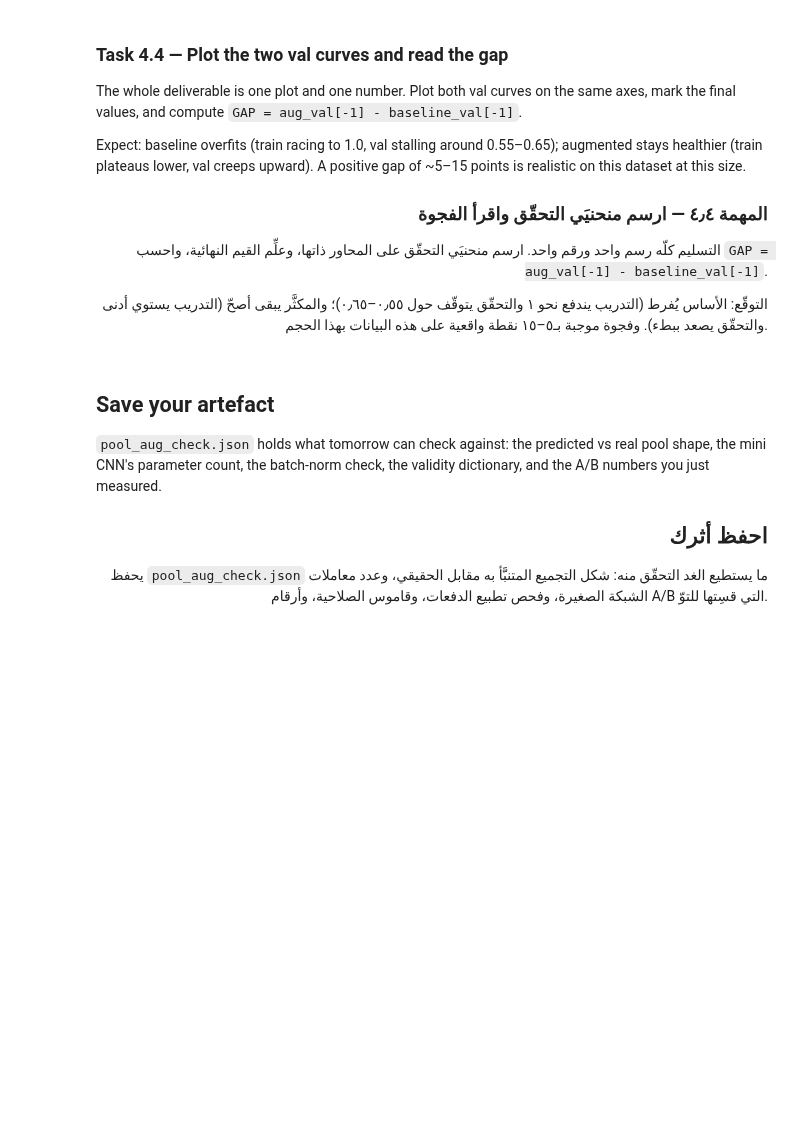
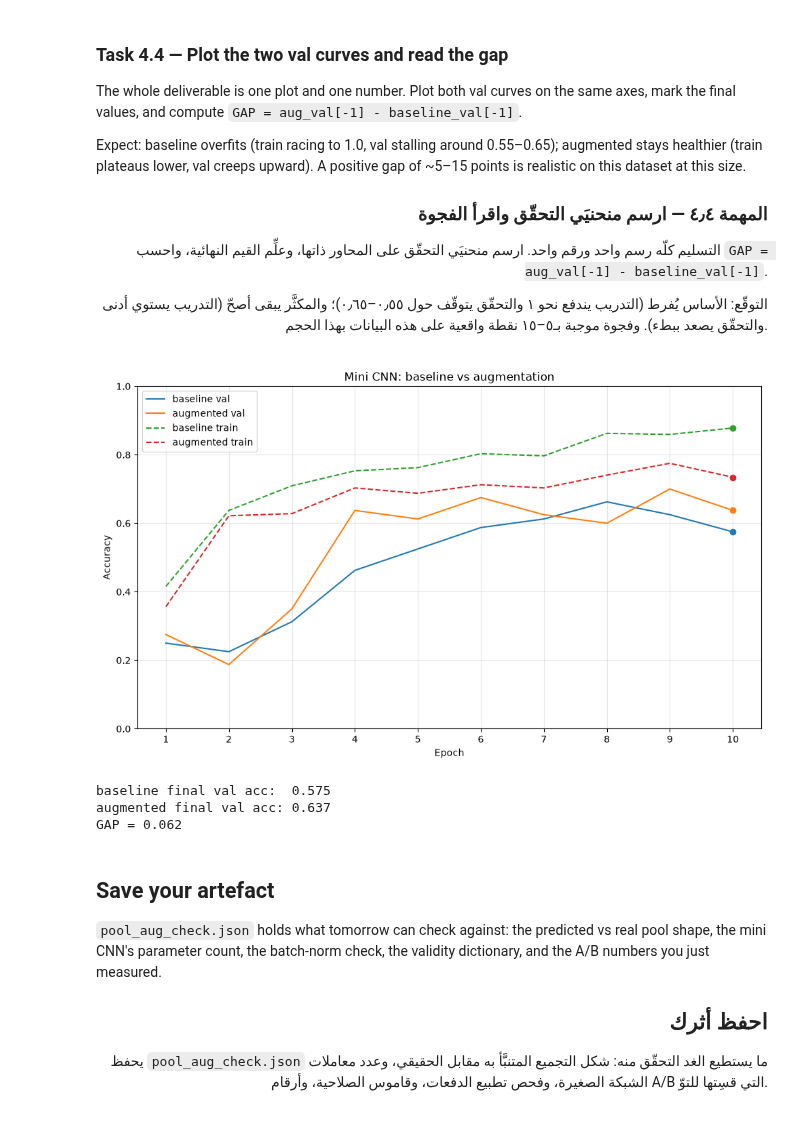
Before and after one commit to 507ahmed507-afk/AIEP_Olo_student, a Jupyter notebook: week_4_cnn_finetuning/labs/D1_pool_aug/D1_pool_aug_blank.ipynb, the cells around one changed output. Drawn from its saved outputs; the diff is of its cells as text; code cells hidden in the pictures; blank space fills up the shorter version.

Commit message:
Complete W4D1 pooling and augmentation lab

```diff
--- a/week_4_cnn_finetuning/labs/D1_pool_aug/D1_pool_aug_blank.ipynb
+++ b/week_4_cnn_finetuning/labs/D1_pool_aug/D1_pool_aug_blank.ipynb
@@ -921,3 +1186,13 @@ IMAGENET_MEAN = [0.485, 0.456, 0.406]
 IMAGENET_STD  = [0.229, 0.224, 0.225]
 # TODO: Build val_transform: Resize -> ToTensor -> Normalize. No random anything.
 # مهمة: ابنِ `val_transform`: تحجيم ← `ToTensor` ← `Normalize`. بلا شيء عشوائيّ.
+val_transform = transforms.Compose([
+    transforms.Resize((160, 160)),
+    transforms.ToTensor(),
+    transforms.Normalize(
+        mean=IMAGENET_MEAN,
+        std=IMAGENET_STD
+    )
+])
+
+print(val_transform)
@@ -1144,18 +1617,55 @@ augmented stays healthier (train plateaus lower, val creeps upward). A positive
 # %%
 # ────────────────────────────────────────────────────────────────────
 # 1) plt.plot(range(1, EPOCHS+1), baseline_val, label="baseline") and same for aug_val.
 # 2) Dashed train curves on the same figure help diagnose overfitting at a glance.
 # 3) Mark the final points with plt.scatter([EPOCHS], [...]) for emphasis.
 # 4) GAP = aug_val[-1] - baseline_val[-1]. Positive means augmentation helped.
 #
 # ١) `plt.plot(range(1, EPOCHS+1), baseline_val, label="baseline")` ومثله لـ`aug_val`.
 # ٢) منحنيا تدريب متقطّعان على الشكل ذاته يُشخّصان الإفراط بنظرة.
 # ٣) علّم النقاط الأخيرة بـ`plt.scatter([EPOCHS], [...])` للتوكيد.
 # ٤) `GAP = aug_val[-1] - baseline_val[-1]`. الموجب يعني أن التكثير نفع.
 # ────────────────────────────────────────────────────────────────────
 
 # TODO: Plot the two val curves (solid) and the two train curves (dashed), compute GAP.
 # مهمة: ارسم منحنيَي التحقّق (ممتلئَين) ومنحنيَي التدريب (متقطّعَين)، واحسب `GAP`.
+epochs = range(1, EPOCHS + 1)
+
+plt.figure(figsize=(10, 6))
+
+# Validation curves (solid)
+plt.plot(epochs, baseline_val, label="baseline val")
+plt.plot(epochs, aug_val, label="augmented val")
+
+# Training curves (dashed)
+plt.plot(epochs, baseline_train, "--", label="baseline train")
+plt.plot(epochs, aug_train, "--", label="augmented train")
+
+# Mark final points
+plt.scatter([EPOCHS], [baseline_val[-1]])
+plt.scatter([EPOCHS], [aug_val[-1]])
+plt.scatter([EPOCHS], [baseline_train[-1]])
+plt.scatter([EPOCHS], [aug_train[-1]])
+
+plt.xlabel("Epoch")
+plt.ylabel("Accuracy")
+plt.title("Mini CNN: baseline vs augmentation")
+plt.xticks(range(1, EPOCHS + 1))
+plt.ylim(0, 1)
+plt.grid(True, alpha=0.3)
+plt.legend()
+plt.tight_layout()
+plt.show()
+
+GAP = aug_val[-1] - baseline_val[-1]
+print(f"baseline final val acc:  {baseline_val[-1]:.3f}")
+print(f"augmented final val acc: {aug_val[-1]:.3f}")
+print(f"GAP = {GAP:.3f}")
+# %% [output]
+[figure, added]
+baseline final val acc:  0.575
+augmented final val acc: 0.637
+GAP = 0.062
 # %% [markdown]
 ## Save your artefact
 
```
Also changed, not shown: parts of 15 cells of this notebook.
